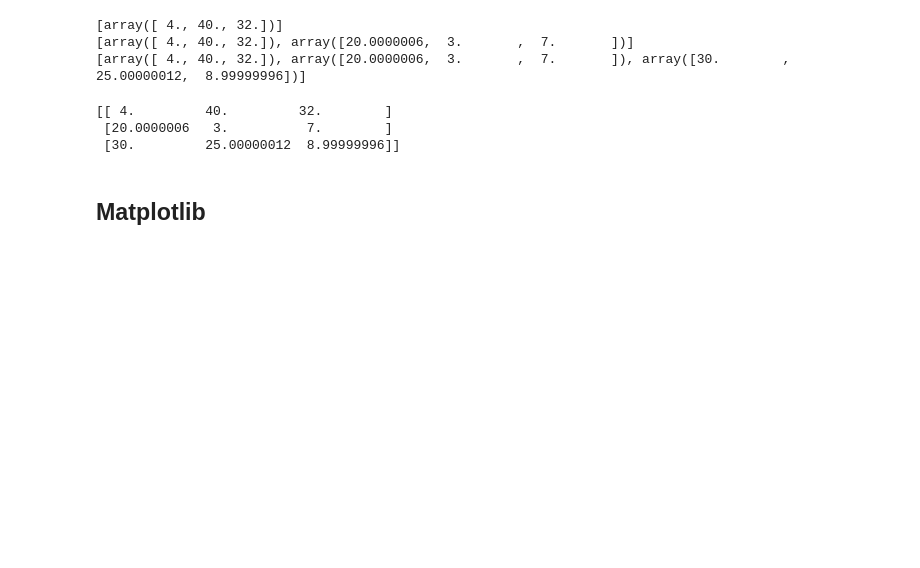
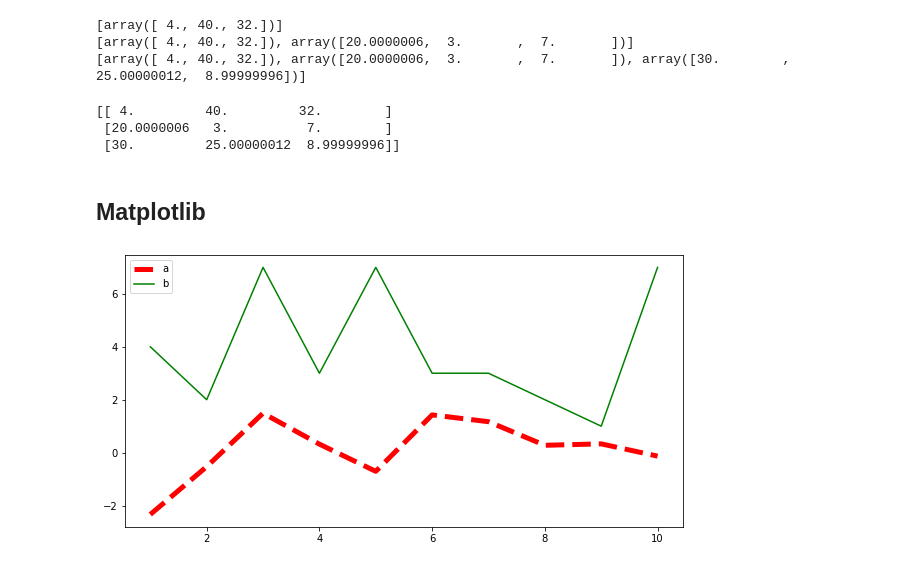
Before and after one commit to Rogerlv51/FOR-STUDY, a Jupyter notebook: 基础复习.ipynb, the cells around one changed output. Saved outputs shown, nothing was run; the diff lists cells and outputs as text; code cells hidden in the pictures; blank space fills up the shorter version.

```diff
--- a/基础复习.ipynb
+++ b/基础复习.ipynb
@@ -55,3 +55,17 @@ print(nn)
 ## Matplotlib
 # %%
 import matplotlib.pyplot as plt
+# %%
+# 基础用法
+
+
+plt.figure(figsize=(10,5))    # 打开一张画布窗口，还可以指定size
+y = np.random.randn(10)
+z = np.random.randint(1, 10, 10)
+x = np.linspace(1, 10, 10)
+plt.plot(x,y, c='r', label='a', linewidth = 5, linestyle = '--')   # 同一张figure上绘制两条曲线，可以指定线宽等属性
+plt.plot(x,z, c='g', label='b')   # 只有给曲线指定label了才能显示legend内容（图例标注）,也可以在legend属性下的labels指定
+plt.legend()    # ‘loc’里面什么都不写的话系统自动判断应该把图注放在哪里
+plt.show()
+# %% [output]
+[figure, added]
```
Also changed, not shown: parts of 4 cells of this notebook.
